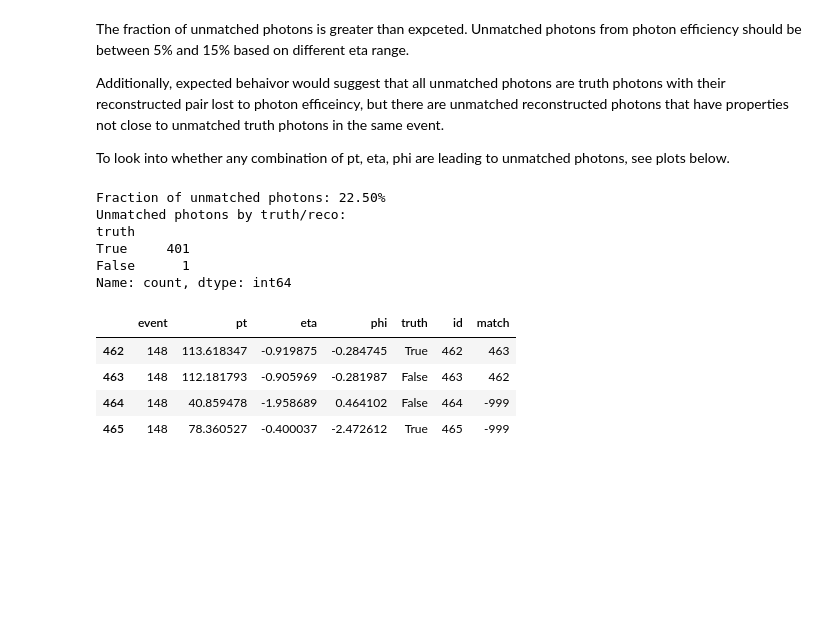
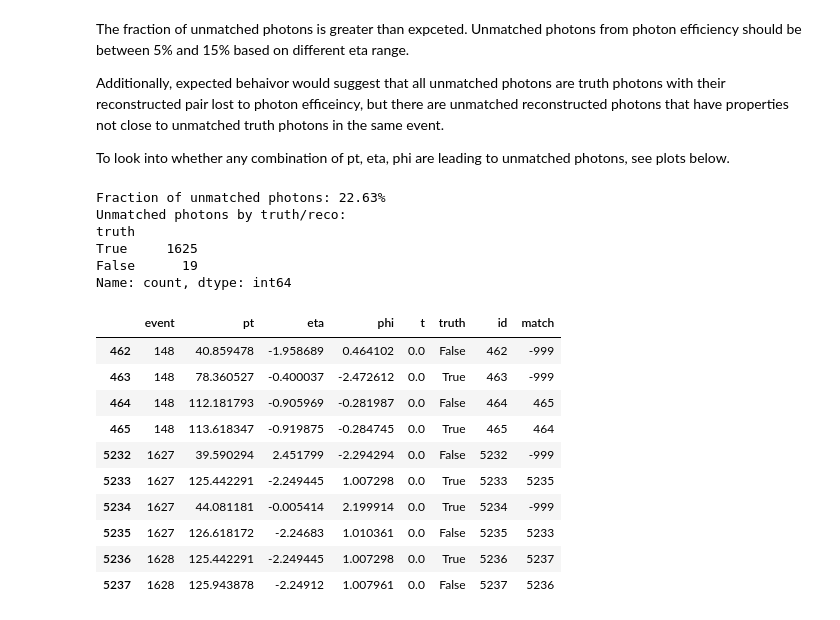
Before and after one commit to KalelChester/Displaced-Photon, a Jupyter notebook: photon_matching.ipynb, the cells around one changed output. Saved outputs shown, nothing was run; the diff lists cells and outputs as text; code cells hidden in the pictures; blank space fills up the shorter version.

```diff
--- a/photon_matching.ipynb
+++ b/photon_matching.ipynb
@@ -31,4 +31,4 @@ DPHOTON_PID = 4900022
 PHOTON_PID = 22
 PHI_PID = 54
 
-EVENT_FILTER = 1000
+EVENT_FILTER = 4000
@@ -88,6 +40,7 @@ particle_dict = particle_df.AsNumpy([
     "Particle.PT",
     "Particle.Phi",
     "Particle.Eta",
+    "Particle.T",
     "Particle.PID",
     "Particle.fUniqueID",
     "Particle.D1",
@@ -110,6 +63,7 @@ particle_df = pd.DataFrame({
     "PT": particle_dict["Particle.PT"],
     "Phi": particle_dict["Particle.Phi"],
     "Eta": particle_dict["Particle.Eta"],
+    "T": particle_dict["Particle.T"],
     "PID": particle_dict["Particle.PID"],
     "UniqueID": particle_dict["Particle.fUniqueID"],  # keep for reference
     "D1": particle_dict["Particle.D1"],
@@ -122,7 +76,7 @@ particle_df = particle_df[(particle_df["event"] < EVENT_FILTER)]
 
 # Explode so each particle gets its own row
 particle_df = particle_df.explode([
-    "ParticleIndex", "PT", "Phi", "Eta", "PID", "UniqueID",
+    "ParticleIndex", "PT", "Phi", "Eta", "T", "PID", "UniqueID",
     "D1", "D2", "Status"
 ], ignore_index=True)
 
@@ -172,7 +169,0 @@ phi_df.head(2)
-# %%
-particle_df["phi_daughter"] = particle_df.apply(lambda row: phi_daughter(row, phi_df), axis=1)
-particle_df = particle_df[particle_df["phi_daughter"] == True]
-
-# Make particle df match reconstructed cutoffs
-particle_df = particle_df[(particle_df["PT"] > 10.0) & (particle_df["Eta"].abs() <= 2.5)]
-particle_df.head(3)
@@ -190,6 +185,7 @@ tpdf["event"] = np.concat((particle_df[tp_filter]["event"], df["event"]))
 tpdf["pt"] = np.concat((particle_df[tp_filter]["PT"], df["photon_pt"]))
 tpdf["eta"] = np.concat((particle_df[tp_filter]["Eta"], df["photon_eta"]))
 tpdf["phi"] = np.concat((particle_df[tp_filter]["Phi"], df["photon_phi"]))
+tpdf["t"] = np.concat((particle_df[tp_filter]["T"], df["photon_t"]))
 tpdf["truth"] = np.concat((np.ones(particle_df[tp_filter].shape[0], dtype=bool), np.zeros(df.shape[0], dtype=bool)))
 
 tpdf = tpdf.sort_values(by="event").reset_index(drop=True)
@@ -282,22 +278,28 @@ To look into whether any combination of pt, eta, phi are leading to unmatched ph
 # %%
 matched_photons = tpdf[tpdf["match"] >= 0]
 unmatched_photons = tpdf[tpdf["match"] < 0]
 
 unmatched_fraction = unmatched_photons[unmatched_photons["truth"] == 1]["id"].nunique() / tpdf[tpdf["truth"] == 1]["id"].nunique()
 print(f"Fraction of unmatched photons: {unmatched_fraction:.2%}")
 print("Unmatched photons by truth/reco:")
-print(unmatched_photons["truth"].value_counts()) # All unmatched photons should be truth photons. There is 1 reco photon unmatched.
-tpdf[tpdf["event"].isin(unmatched_photons[unmatched_photons["truth"] == 0]["event"])]
+print(unmatched_photons["truth"].value_counts()) # All unmatched photons should be truth photons. There is 22 reco photon unmatched.
+tpdf[tpdf["event"].isin(unmatched_photons[unmatched_photons["truth"] == 0]["event"])].head(10)
 # FIXME: Investigate why there is a reco photon unmatched.
 # %% [output]
-Fraction of unmatched photons: 22.50%
+Fraction of unmatched photons: 22.63%
 Unmatched photons by truth/reco:
 truth
-True     401
-False      1
+True     1625
+False      19
 Name: count, dtype: int64
-|  | event | pt | eta | phi | truth | id | match |
-| 462 | 148 | 113.618347 | -0.919875 | -0.284745 | True | 462 | 463 |
-| 463 | 148 | 112.181793 | -0.905969 | -0.281987 | False | 463 | 462 |
-| 464 | 148 | 40.859478 | -1.958689 | 0.464102 | False | 464 | -999 |
-| 465 | 148 | 78.360527 | -0.400037 | -2.472612 | True | 465 | -999 |
+|  | event | pt | eta | phi | t | truth | id | match |
+| 462 | 148 | 40.859478 | -1.958689 | 0.464102 | 0.0 | False | 462 | -999 |
+| 463 | 148 | 78.360527 | -0.400037 | -2.472612 | 0.0 | True | 463 | -999 |
+| 464 | 148 | 112.181793 | -0.905969 | -0.281987 | 0.0 | False | 464 | 465 |
+| 465 | 148 | 113.618347 | -0.919875 | -0.284745 | 0.0 | True | 465 | 464 |
+| 5232 | 1627 | 39.590294 | 2.451799 | -2.294294 | 0.0 | False | 5232 | -999 |
+| 5233 | 1627 | 125.442291 | -2.249445 | 1.007298 | 0.0 | True | 5233 | 5235 |
+| 5234 | 1627 | 44.081181 | -0.005414 | 2.199914 | 0.0 | True | 5234 | -999 |
+| 5235 | 1627 | 126.618172 | -2.24683 | 1.010361 | 0.0 | False | 5235 | 5233 |
+| 5236 | 1628 | 125.442291 | -2.249445 | 1.007298 | 0.0 | True | 5236 | 5237 |
+| 5237 | 1628 | 125.943878 | -2.24912 | 1.007961 | 0.0 | False | 5237 | 5236 |
```
Also changed, not shown: parts of 15 cells of this notebook, 1 other file.
